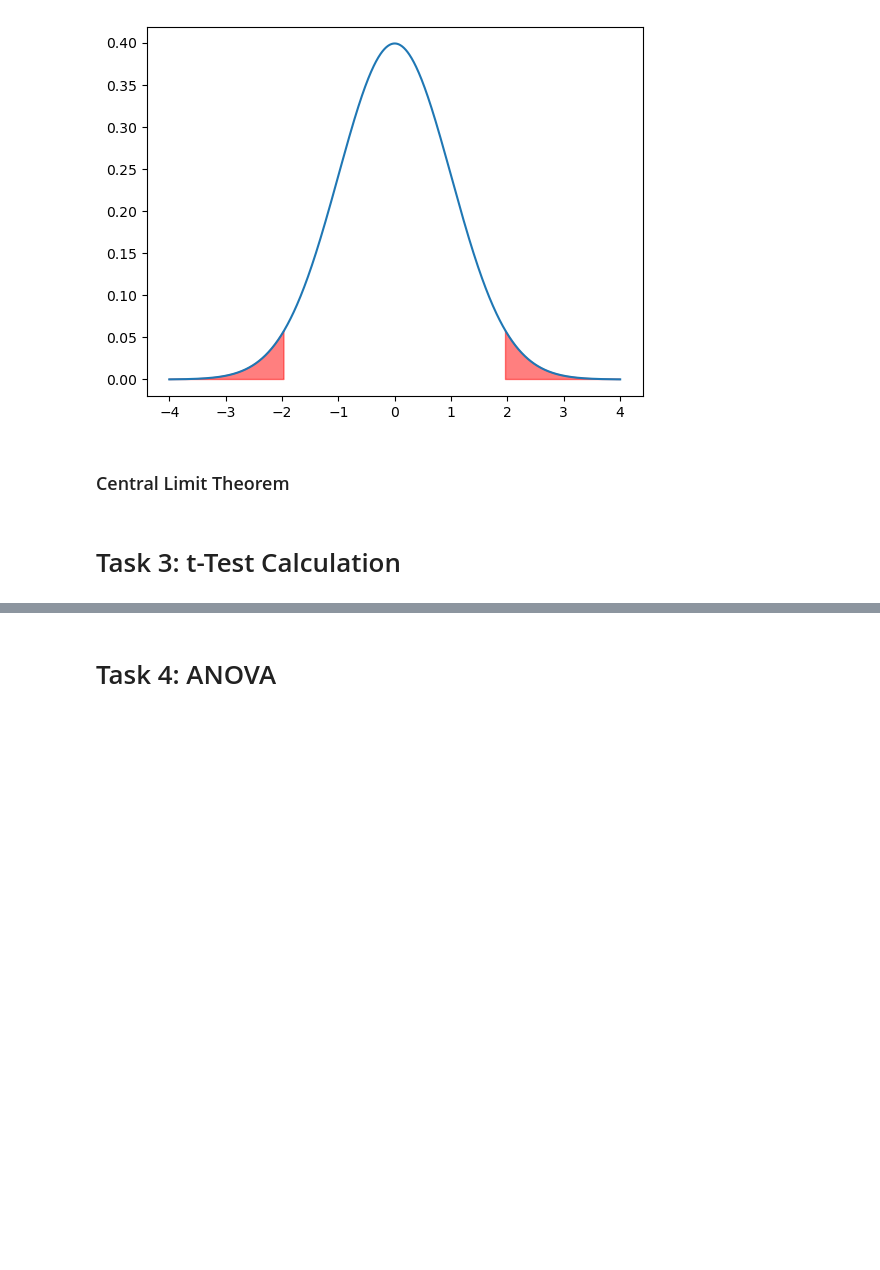
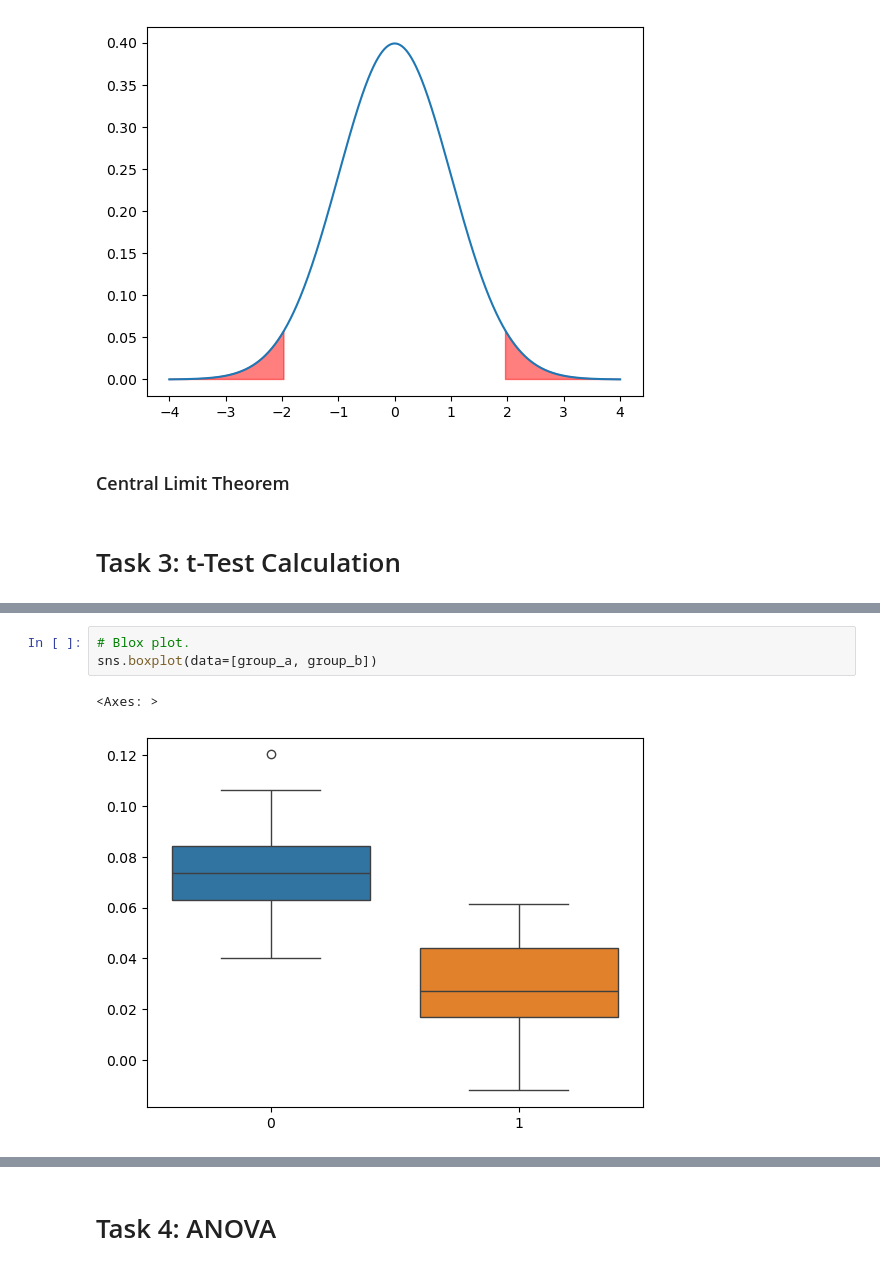
Before and after one commit to AndreaCignoni/applied_statistics_assessment, a Jupyter notebook: tasks.ipynb, the cells around one changed output, grey strips where cells are left out. Saved outputs shown, nothing was run; the diff lists cells and outputs as text; blank space fills up the shorter version.

```diff
--- a/tasks.ipynb
+++ b/tasks.ipynb
@@ -700,0 +791,6 @@ plt.fill_between(x, stats.norm.pdf(x), where=(x< -1.96) | (x>1.96), color='red',
+# %%
+# Blox plot.
+sns.boxplot(data=[group_a, group_b])
+# %% [output]
+<Axes: >
+[figure, added]
```
Also changed, not shown: parts of 13 cells of this notebook.
